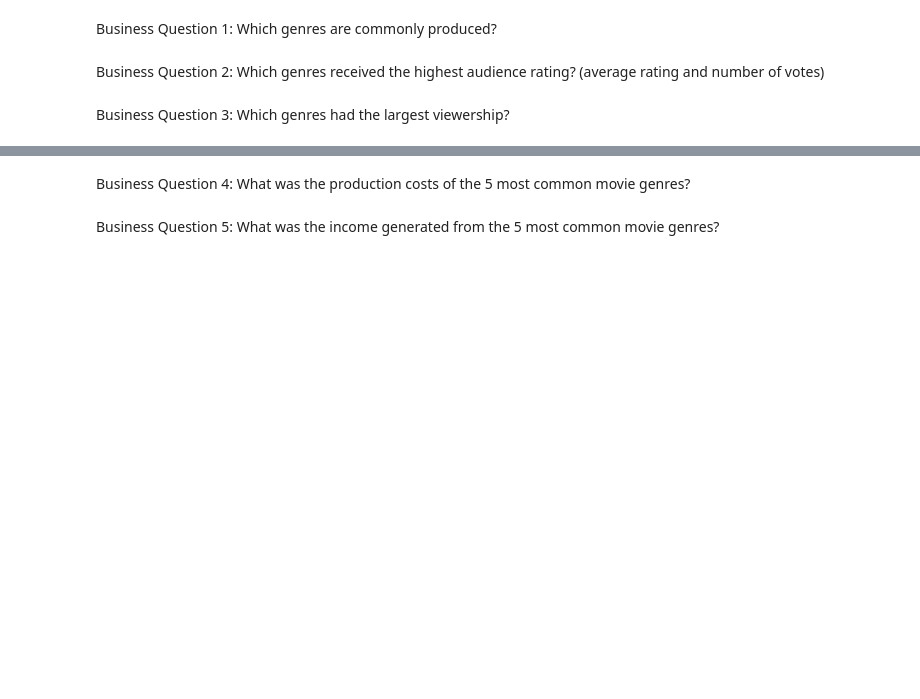
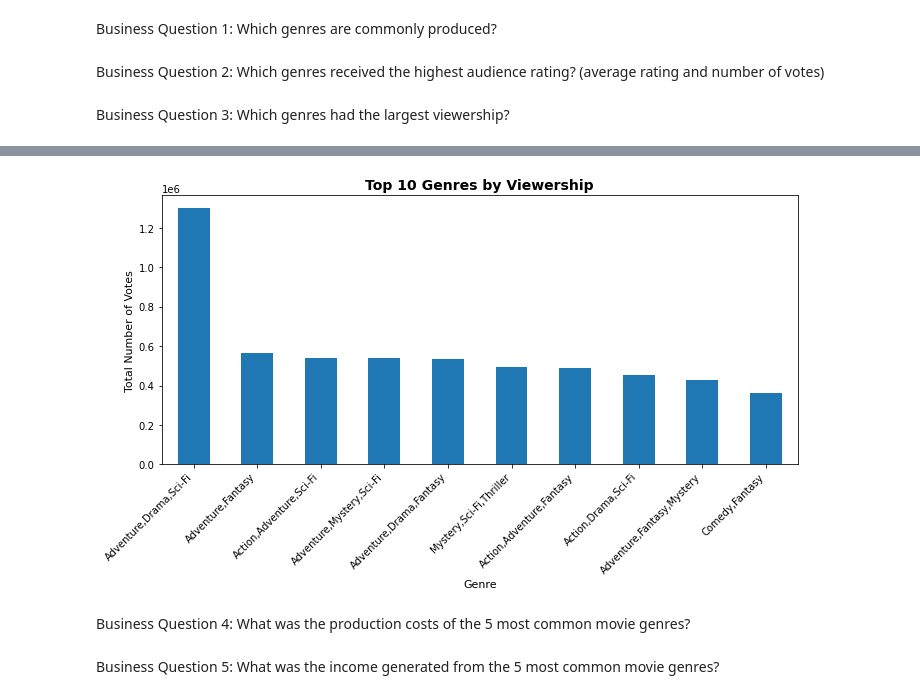
Before and after one commit to thomasamuti-cpu/Movies_project_moringa, a Jupyter notebook: student.ipynb, the cells around one changed output, grey strips where cells are left out. Drawn from its saved outputs; the diff is of its cells as text; code cells hidden in the pictures; blank space fills up the shorter version.

```diff
--- a/student.ipynb
+++ b/student.ipynb
@@ -364,3 +364,5 @@ Business Question 2: Which genres received the highest audience rating? (average
 Business Question 3: Which genres had the largest viewership?
 # %%
 # Using the IMDB_df
+import pandas as pd
+IMDB_df = pd.read_csv('.\IMDB_data.csv')
@@ -371,0 +385,9 @@ Business Question 3: Which genres had the largest viewership?
+# %%
+genre_viewership = (
+    IMDB_df
+    .groupby('genres')['numvotes']
+    .sum()
+    .sort_values(ascending=False)
+)
+
+genre_viewership
@@ -372,3 +423,16 @@ Business Question 3: Which genres had the largest viewership?
+# %%
+# Visualization
+import matplotlib.pyplot as plt
+plt.figure(figsize =(10,6))
+genre_viewership.head(10).plot(kind='bar')
+plt.title('Top 10 Genres by Viewership', fontsize=14,fontweight='bold')
+plt.xlabel('Genre',fontsize=11)
+plt.ylabel('Total Number of Votes',fontsize=11)
+plt.xticks(rotation=45, ha='right',fontsize=10)
+plt.tight_layout()
+plt.show()
+# %% [output]
+[figure, added]
 # %% [markdown]
 Business Question 4: What was the production costs of the 5 most common movie genres?
 # %%
```
Also changed, not shown: parts of 5 cells of this notebook.
